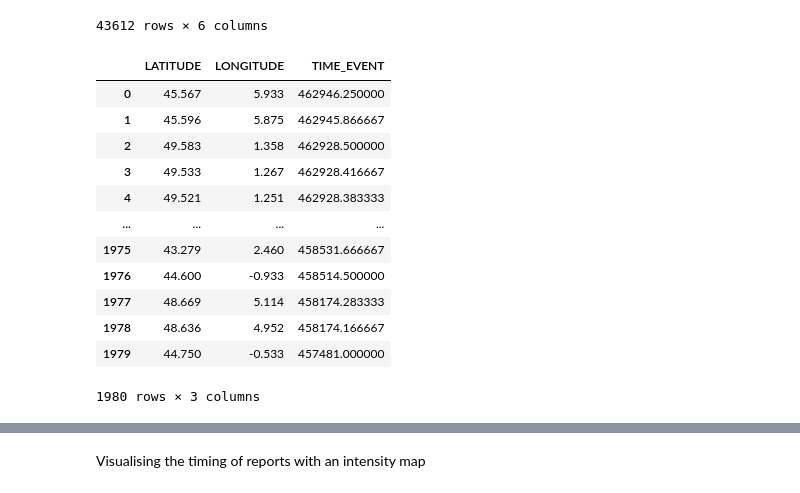
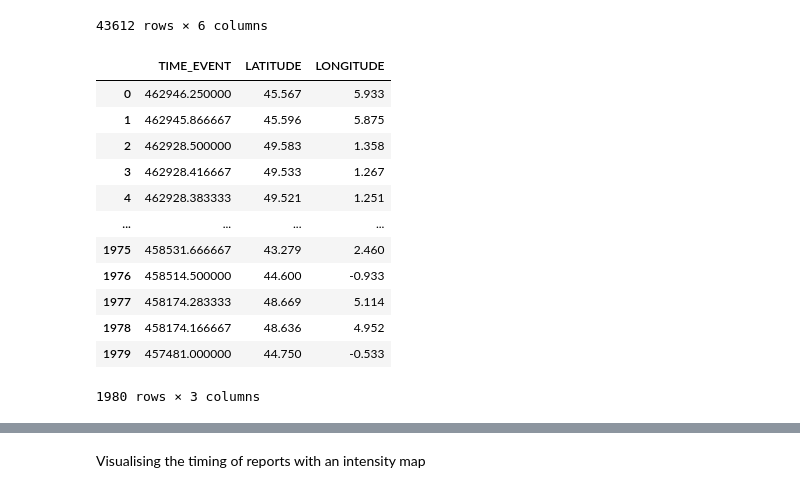
Before and after one commit to eliottmlg/Statapp-Hail-storm, a Jupyter notebook: parameters.ipynb, the cells around one changed output, grey strips where cells are left out. Cells and saved outputs as stored; diff of their text form; code cells hidden in the pictures.

Commit message:
stdbscan requires time as first column

```diff
--- a/parameters.ipynb
+++ b/parameters.ipynb
@@ -26,11 +30,11 @@ def convert_time_to_timestamps(df):
     df.TIME_EVENT = df.TIME_EVENT / 3600 # in hours
     return df
 # %%
-def getting_ready(df, keep_col, country, year_since):
+def getting_ready(df, country, year_since):
     df = convert_time_to_timestamps(df)
     df = df[df['COUNTRY'] == country]
     df = df[df['YEAR'] >= year_since]
-    df = df[keep_col]
+    df = df[['TIME_EVENT', 'LATITUDE', 'LONGITUDE']]
     df = df.reset_index(drop=True)
     return df
 # %%
@@ -132,22 +62,21 @@ df
 | 43611 | 43611 | 53.367 | 9.717 | 2007-01-10 18:05:00 | DE | 2007 |
 43612 rows × 6 columns
 # %%
-keep_col = ['LATITUDE',	'LONGITUDE', 'TIME_EVENT']
 country = 'FR'
 year_since = 2022
-df = getting_ready(df, keep_col, country, year_since)
+df = getting_ready(df, country, year_since)
 df
 # %% [output]
-|  | LATITUDE | LONGITUDE | TIME_EVENT |
-| 0 | 45.567 | 5.933 | 462946.250000 |
-| 1 | 45.596 | 5.875 | 462945.866667 |
-| 2 | 49.583 | 1.358 | 462928.500000 |
-| 3 | 49.533 | 1.267 | 462928.416667 |
-| 4 | 49.521 | 1.251 | 462928.383333 |
+|  | TIME_EVENT | LATITUDE | LONGITUDE |
+| 0 | 462946.250000 | 45.567 | 5.933 |
+| 1 | 462945.866667 | 45.596 | 5.875 |
+| 2 | 462928.500000 | 49.583 | 1.358 |
+| 3 | 462928.416667 | 49.533 | 1.267 |
+| 4 | 462928.383333 | 49.521 | 1.251 |
 | ... | ... | ... | ... |
-| 1975 | 43.279 | 2.460 | 458531.666667 |
-| 1976 | 44.600 | -0.933 | 458514.500000 |
-| 1977 | 48.669 | 5.114 | 458174.283333 |
-| 1978 | 48.636 | 4.952 | 458174.166667 |
-| 1979 | 44.750 | -0.533 | 457481.000000 |
+| 1975 | 458531.666667 | 43.279 | 2.460 |
+| 1976 | 458514.500000 | 44.600 | -0.933 |
+| 1977 | 458174.283333 | 48.669 | 5.114 |
+| 1978 | 458174.166667 | 48.636 | 4.952 |
+| 1979 | 457481.000000 | 44.750 | -0.533 |
 1980 rows × 3 columns
```
Also changed, not shown: parts of 19 cells of this notebook.
